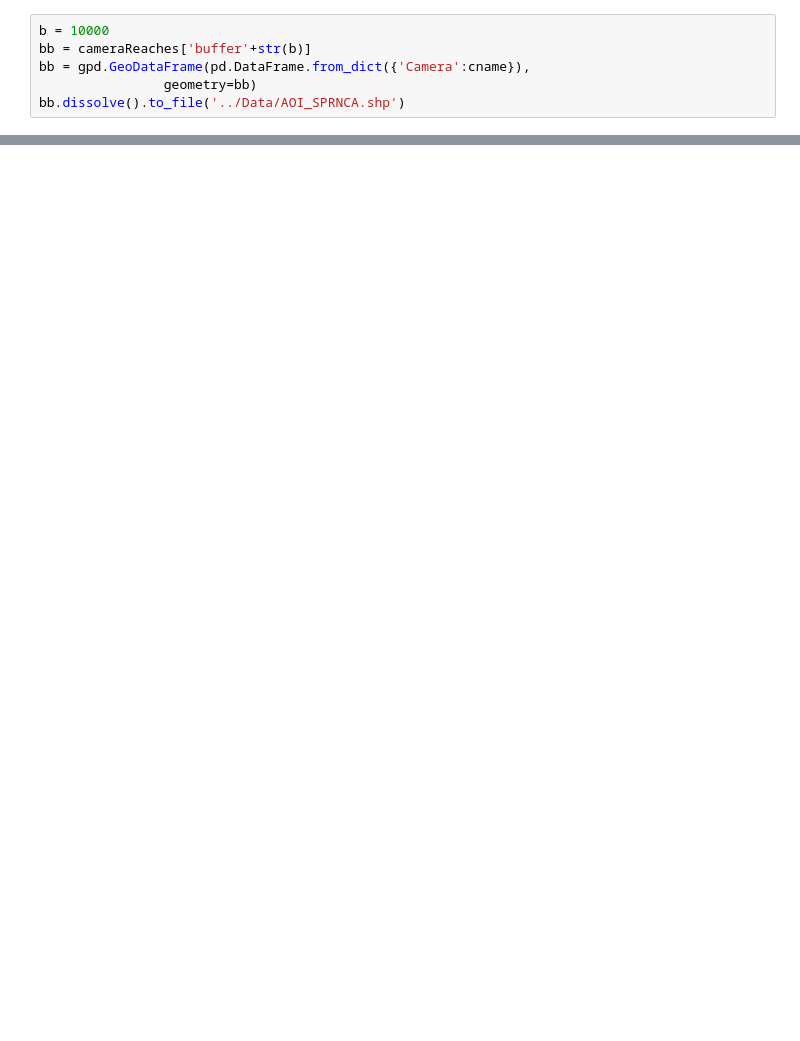
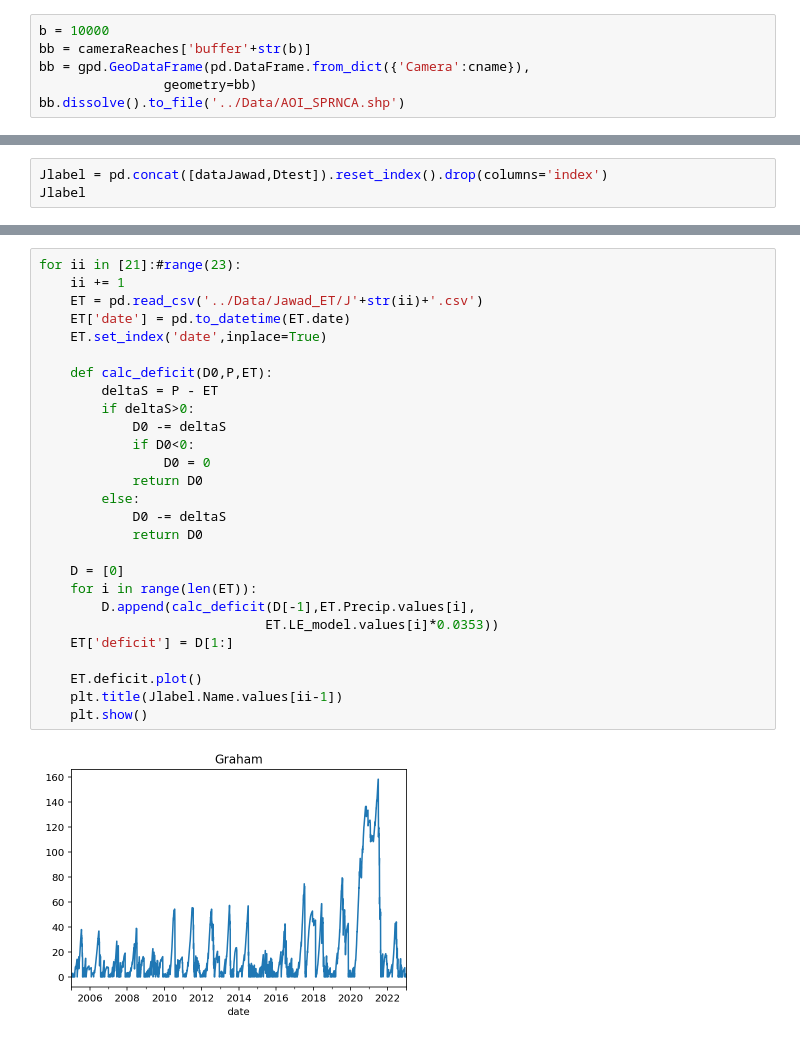
Before and after one commit to lapidesd/TNC_cameras, a Jupyter notebook: Code/make_ET_reaches.ipynb, the cells around one changed output, grey strips where cells are left out. Cells and saved outputs as stored; diff of their text form; blank space fills up the shorter version.

```diff
--- a/Code/make_ET_reaches.ipynb
+++ b/Code/make_ET_reaches.ipynb
@@ -278,0 +257,3 @@ pd
+# %%
+Jlabel = pd.concat([dataJawad,Dtest]).reset_index().drop(columns='index')
+Jlabel
@@ -278,0 +278,29 @@ pd
+# %%
+for ii in [21]:#range(23):
+    ii += 1
+    ET = pd.read_csv('../Data/Jawad_ET/J'+str(ii)+'.csv')
+    ET['date'] = pd.to_datetime(ET.date)
+    ET.set_index('date',inplace=True)
+
+    def calc_deficit(D0,P,ET):
+        deltaS = P - ET
+        if deltaS>0:
+            D0 -= deltaS
+            if D0<0:
+                D0 = 0
+            return D0
+        else:
+            D0 -= deltaS
+            return D0
+
+    D = [0]
+    for i in range(len(ET)):
+        D.append(calc_deficit(D[-1],ET.Precip.values[i],
+                             ET.LE_model.values[i]*0.0353))
+    ET['deficit'] = D[1:]
+
+    ET.deficit.plot()
+    plt.title(Jlabel.Name.values[ii-1])
+    plt.show()
+# %% [output]
+[figure, added]
```
Also changed, not shown: parts of 11 cells of this notebook, 14 other files.
